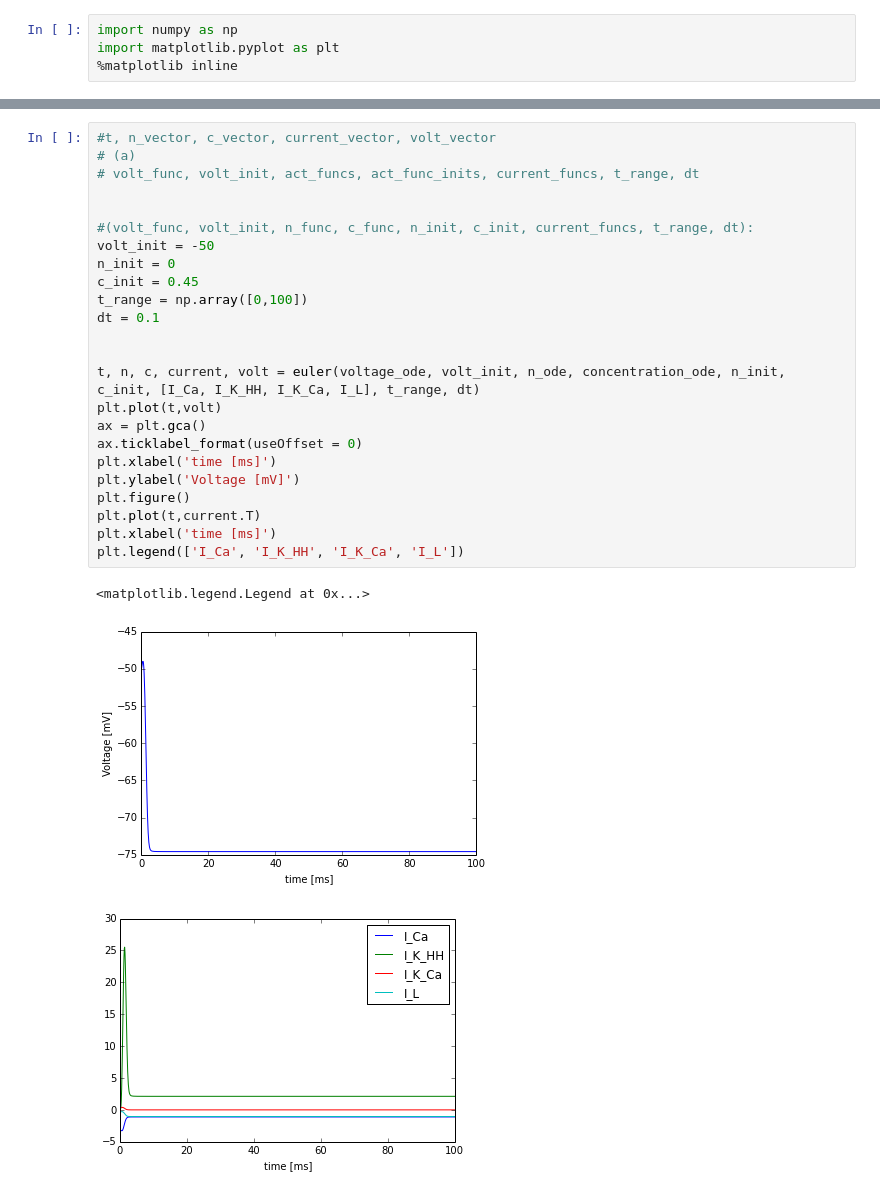
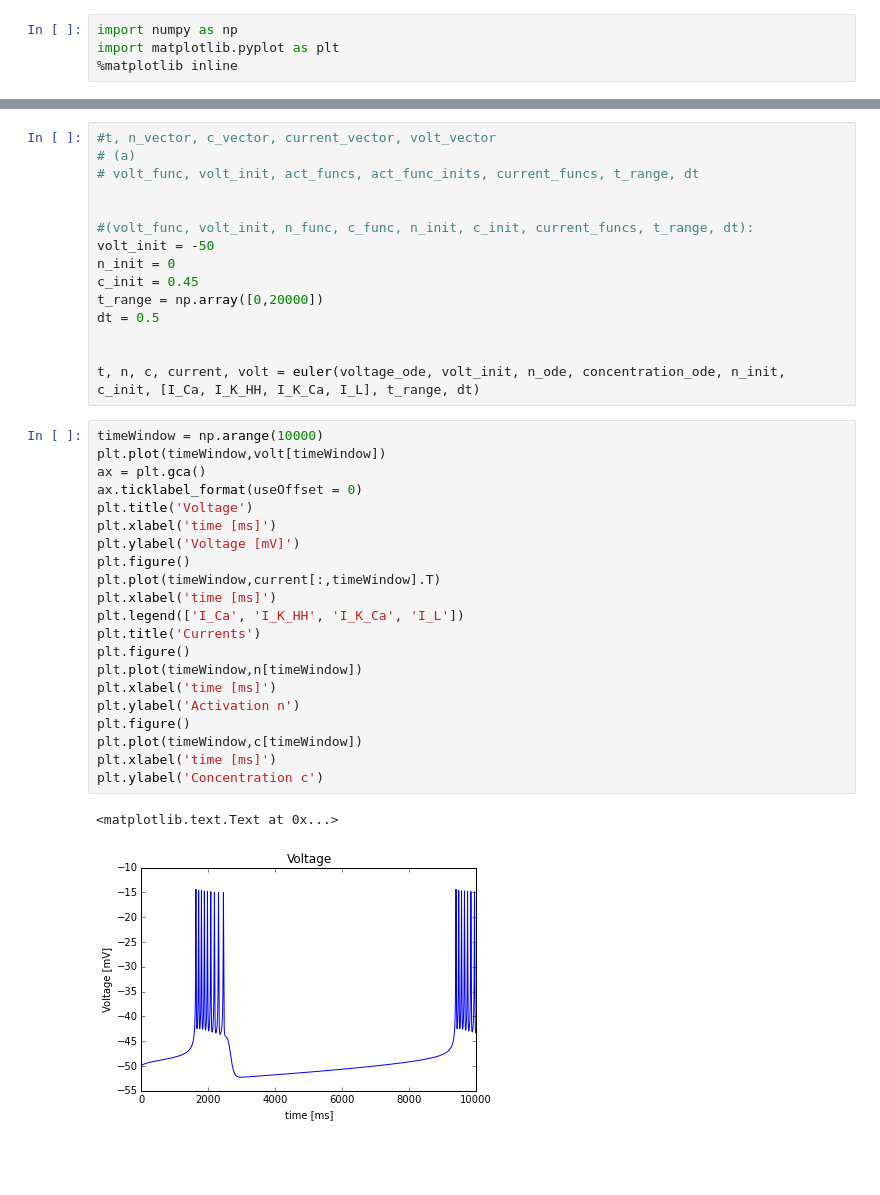
Before and after one commit to hcamalan/Bursting, a Jupyter notebook: [CLASSIFIED] Project Bursting.ipynb, the cells around one changed output, grey strips where cells are left out. Cells and saved outputs as stored; diff of their text form; blank space fills up the shorter version.

```diff
--- a/[CLASSIFIED] Project Bursting.ipynb
+++ b/[CLASSIFIED] Project Bursting.ipynb
@@ -126,21 +132,32 @@ def I_Ca(V):
 volt_init = -50
 n_init = 0
 c_init = 0.45
-t_range = np.array([0,100])
-dt = 0.1
+t_range = np.array([0,20000])
+dt = 0.5
 
 
 t, n, c, current, volt = euler(voltage_ode, volt_init, n_ode, concentration_ode, n_init, c_init, [I_Ca, I_K_HH, I_K_Ca, I_L], t_range, dt)
-plt.plot(t,volt)
-ax = plt.gca()
-ax.ticklabel_format(useOffset = 0)
-plt.xlabel('time [ms]')
-plt.ylabel('Voltage [mV]')
-plt.figure()
-plt.plot(t,current.T)
-plt.xlabel('time [ms]')
-plt.legend(['I_Ca', 'I_K_HH', 'I_K_Ca', 'I_L'])
-# %% [output]
-<matplotlib.legend.Legend at 0x...>
-[figure, removed]
-[figure, removed]
+# %%
+timeWindow = np.arange(10000)
+plt.plot(timeWindow,volt[timeWindow])
+ax = plt.gca()
+ax.ticklabel_format(useOffset = 0)
+plt.title('Voltage')
+plt.xlabel('time [ms]')
+plt.ylabel('Voltage [mV]')
+plt.figure()
+plt.plot(timeWindow,current[:,timeWindow].T)
+plt.xlabel('time [ms]')
+plt.legend(['I_Ca', 'I_K_HH', 'I_K_Ca', 'I_L'])
+plt.title('Currents')
+plt.figure()
+plt.plot(timeWindow,n[timeWindow])
+plt.xlabel('time [ms]')
+plt.ylabel('Activation n')
+plt.figure()
+plt.plot(timeWindow,c[timeWindow])
+plt.xlabel('time [ms]')
+plt.ylabel('Concentration c')
+# %% [output]
+<matplotlib.text.Text at 0x...>
+[figure, added]
```
Also changed, not shown: parts of 3 cells of this notebook.
